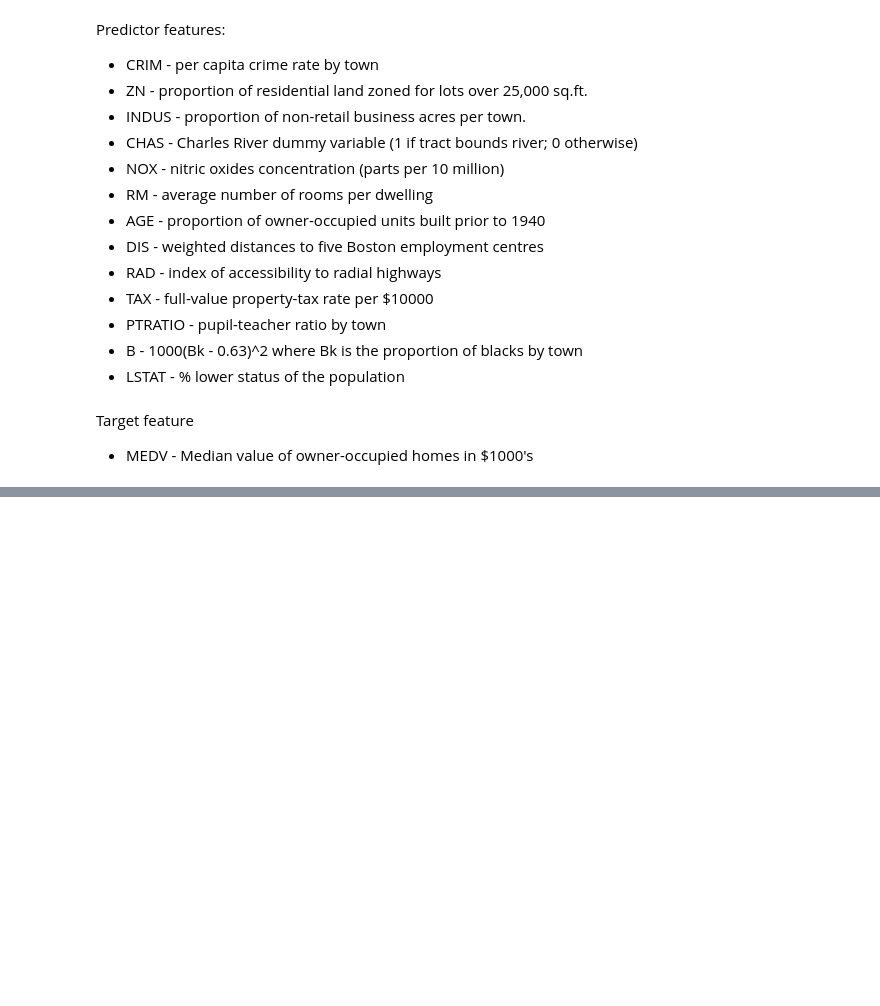
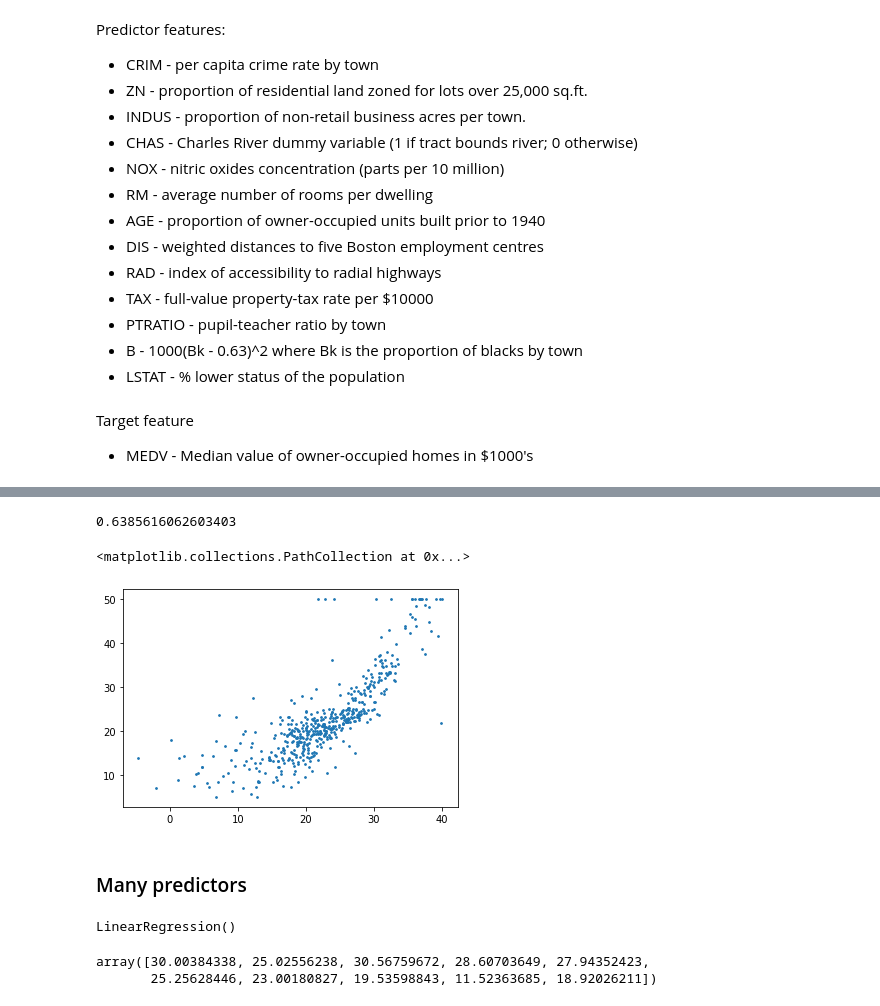
Before and after one commit to sheriffff/teaching-ironhack-data-madrid-2020, a Jupyter notebook: week_07/01-regression.ipynb, the cells around one changed output, grey strips where cells are left out. Cells and saved outputs as stored; diff of their text form; code cells hidden in the pictures; blank space fills up the shorter version.

```diff
--- a/week_07/01-regression.ipynb
+++ b/week_07/01-regression.ipynb
@@ -38,0 +202,11 @@ Target feature
+# %%
+lr.score(X, y)
+# %% [output]
+0.6385616062603403
+# %%
+plt.scatter(lr.predict(X), y, s=3)
+# %% [output]
+<matplotlib.collections.PathCollection at 0x...>
+[figure, added]
+# %% [markdown]
+### Many predictors
@@ -38,0 +220,9 @@ Target feature
+# %%
+lr.fit(X, y)
+# %% [output]
+LinearRegression()
+# %%
+lr.predict(X)[:10]
+# %% [output]
+array([30.00384338, 25.02556238, 30.56759672, 28.60703649, 27.94352423,
+       25.25628446, 23.00180827, 19.53598843, 11.52363685, 18.92026211])
```
Also changed, not shown: parts of 67 cells of this notebook, 1 other file.
